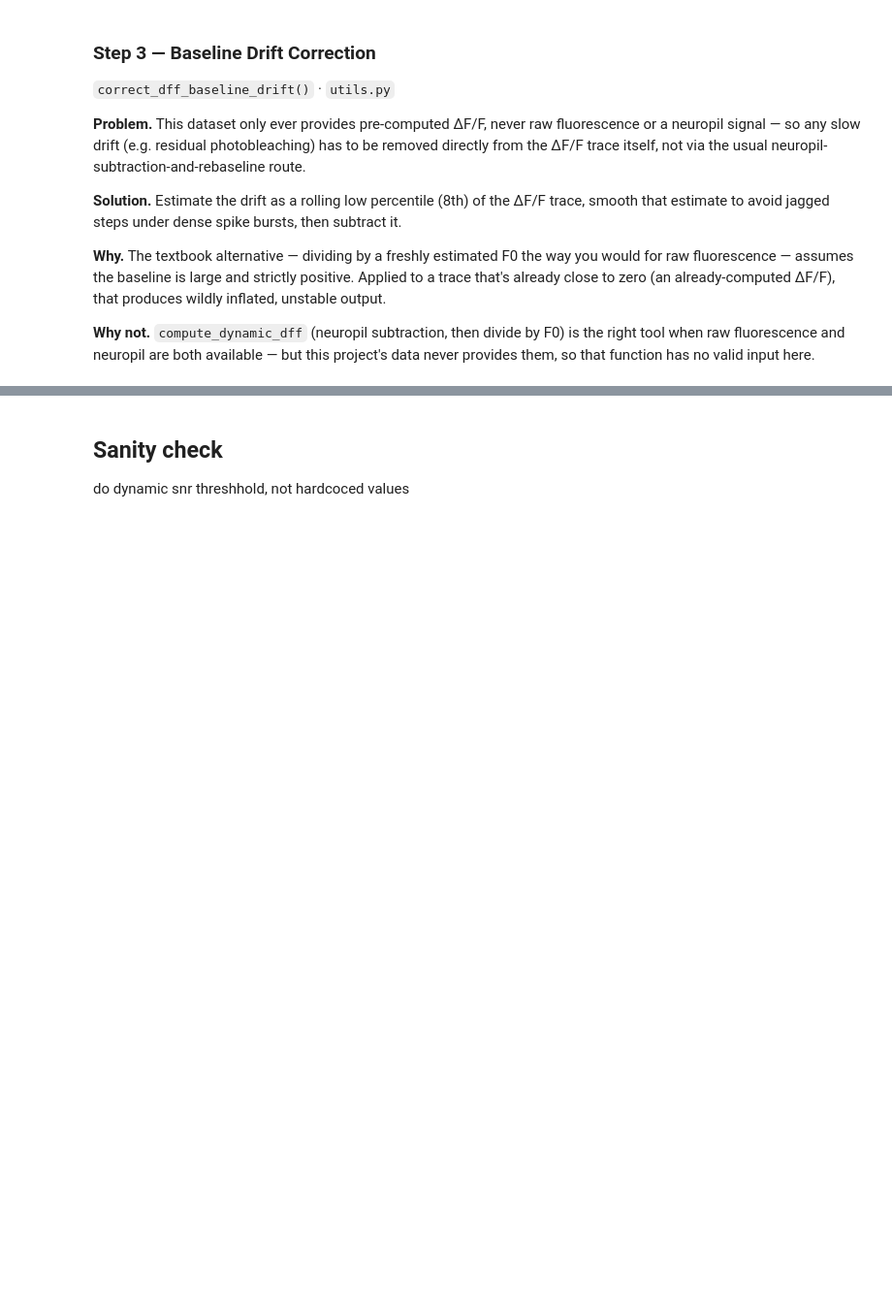
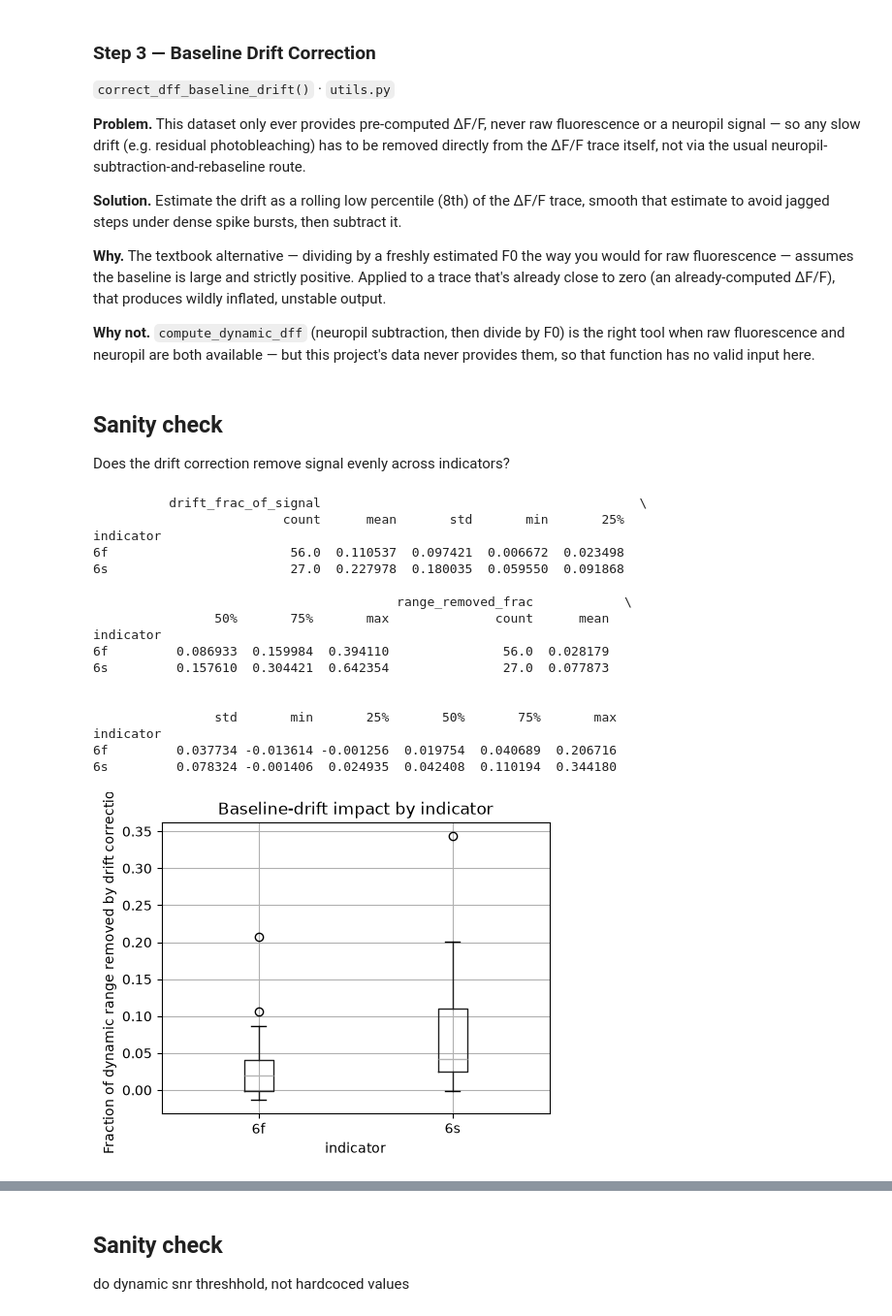
Before and after one commit to F-vdHaar/neural_ds_generalisation, a Jupyter notebook: spike_inference.ipynb, the cells around one changed output, grey strips where cells are left out. Shown at 97% size. Saved outputs shown, nothing was run; the diff lists cells and outputs as text; code cells hidden in the pictures; blank space fills up the shorter version.

```diff
--- a/spike_inference.ipynb
+++ b/spike_inference.ipynb
@@ -188,6 +189,8 @@ The autoreload extension is already loaded. To reload it, use:
 # %% [markdown]
 ## Data exploration
 # %%
+from utils import  get_indicator
+
 # Minimun frame rate
 print(f"Training FR - Min: {np.min(data['train_frame_rates']):.2f} Hz, Max: {np.max(data['train_frame_rates']):.2f} Hz")
 print(f"Testing FR - Min: {np.min(data['train_frame_rates']):.2f} Hz, Max: {np.max(data['test_frame_rates']):.2f} Hz")
@@ -197,12 +200,7 @@ train_ds_names = sorted(set(str(d) for d in data['train_dataset_names']))
 
 indicator_of = {'DS09': '6f', 'DS10': '6f', 'DS14': '6s', 'DS15': '6s', 'DS16': '6s'}
 
-def get_indicator(ds_name):
-    if 'GCaMP6f' in ds_name:
-        return '6f'
-    if 'GCaMP6s' in ds_name:
-        return '6s'
-    return 'UNKNOWN'
+
 
 train_indicators = sorted(set(get_indicator(d) for d in train_ds_names))
 test_indicators  = sorted(set(get_indicator(d) for d in test_ds_names))
@@ -449,3 +486,52 @@ plt.show()
 **Why.** The textbook alternative — dividing by a freshly estimated F0 the way you would for raw fluorescence — assumes the baseline is large and strictly positive. Applied to a trace that's already close to zero (an already-computed ΔF/F), that produces wildly inflated, unstable output.
 
 **Why not.** `compute_dynamic_dff` (neuropil subtraction, then divide by F0) is the right tool when raw fluorescence and neuropil are both available — but this project's data never provides them, so that function has no valid input here.
+# %% [markdown]
+## Sanity check
+ Does the drift correction remove signal evenly across indicators?
+# %%
+from utils import correct_dff_baseline_drift, robust_quality_control
+drift_stats = []
+for rid, rec in phase2_aligned_data.items():
+    raw = rec['aligned_dff']
+    dff_clean, drift = correct_dff_baseline_drift(raw, fps=TARGET_FRAME_RATE)
+
+    raw_range = np.percentile(raw, 99) - np.percentile(raw, 1)
+    corrected_range = np.percentile(dff_clean, 99) - np.percentile(dff_clean, 1)
+
+    drift_stats.append(dict(
+        recording=rid,
+        dataset=rec['dataset'],
+        indicator=get_indicator(rec['dataset']),
+        drift_amplitude=drift.max() - drift.min(),
+        drift_frac_of_signal=(drift.max() - drift.min()) / raw_range if raw_range > 0 else np.nan,
+        range_removed_frac=(raw_range - corrected_range) / raw_range if raw_range > 0 else np.nan,
+    ))
+
+drift_df = pd.DataFrame(drift_stats)
+print(drift_df.groupby('indicator')[['drift_frac_of_signal', 'range_removed_frac']].describe())
+
+fig, ax = plt.subplots(figsize=(5, 4))
+drift_df.boxplot(column='range_removed_frac', by='indicator', ax=ax)
+ax.set_ylabel('Fraction of dynamic range removed by drift correction')
+plt.suptitle(''); plt.title('Baseline-drift impact by indicator')
+plt.show()
+# %% [output]
+          drift_frac_of_signal                                          \
+                         count      mean       std       min       25%
+indicator
+6f                        56.0  0.110537  0.097421  0.006672  0.023498
+6s                        27.0  0.227978  0.180035  0.059550  0.091868
+
+                                        range_removed_frac            \
+                50%       75%       max              count      mean
+indicator
+6f         0.086933  0.159984  0.394110               56.0  0.028179
+6s         0.157610  0.304421  0.642354               27.0  0.077873
+
+
+                std       min       25%       50%       75%       max
+indicator
+6f         0.037734 -0.013614 -0.001256  0.019754  0.040689  0.206716
+6s         0.078324 -0.001406  0.024935  0.042408  0.110194  0.344180
+[figure, added]
```
Also changed, not shown: parts of 32 cells of this notebook, 1 other file.
